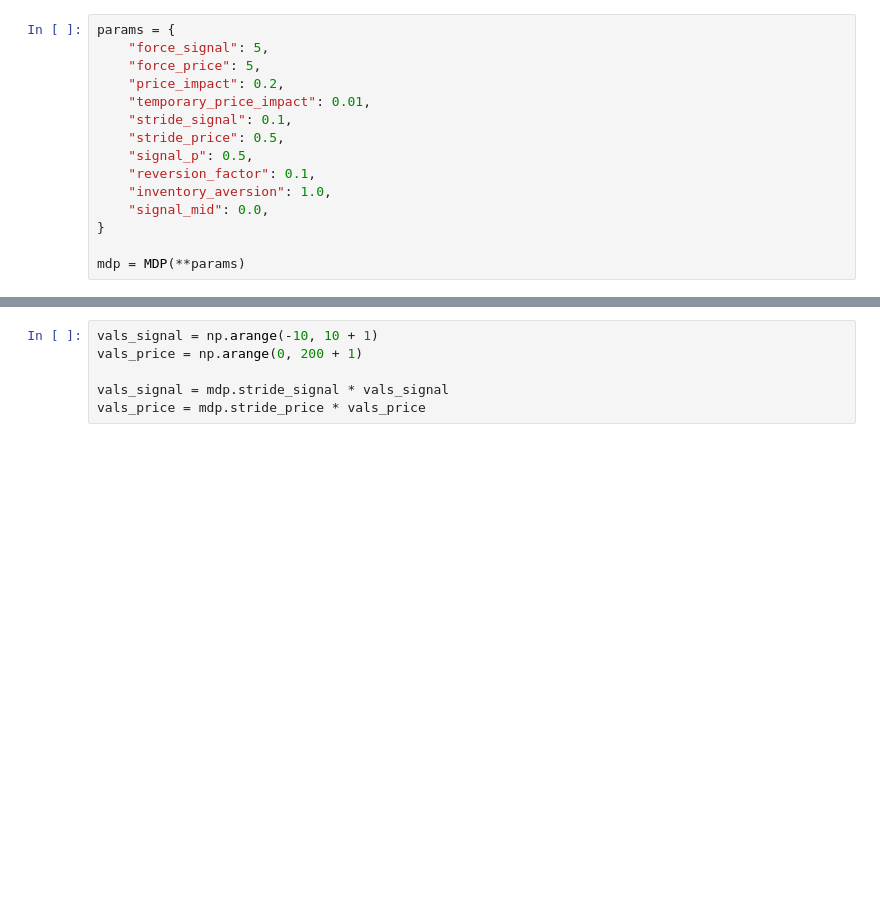
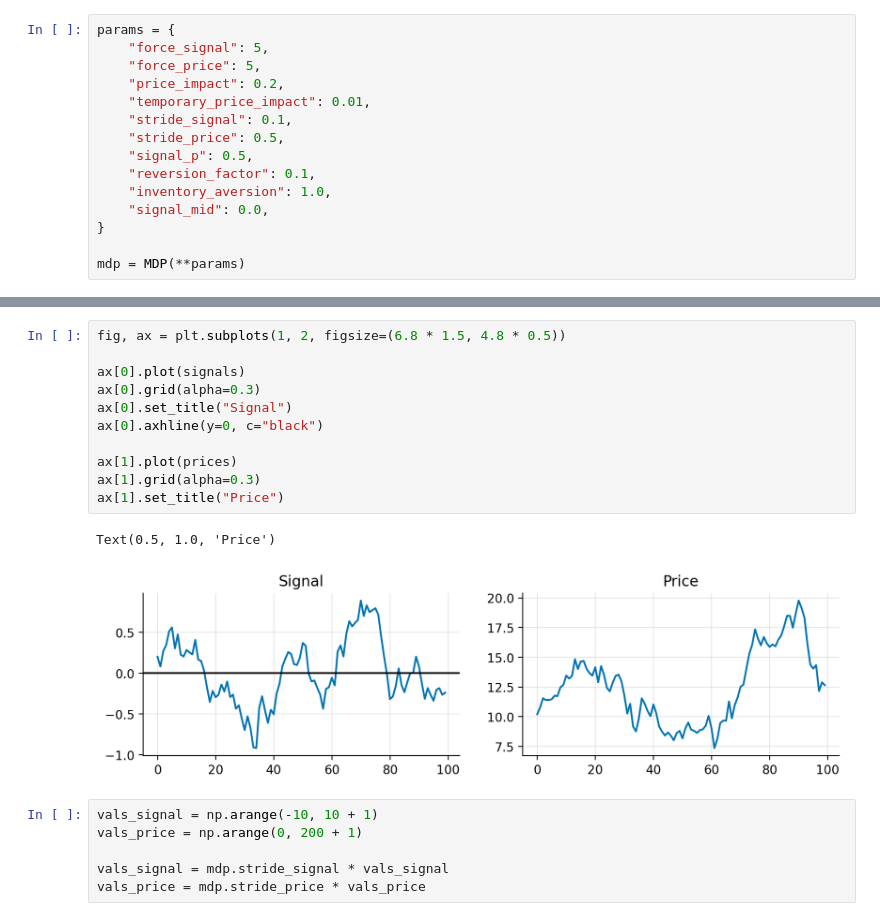
Before and after one commit to sapienzaio/online-ml-finance, a Jupyter notebook: 06-reinforcement-learning/price-impact-grid.ipynb, the cells around one changed output, grey strips where cells are left out. Saved outputs shown, nothing was run; the diff lists cells and outputs as text; blank space fills up the shorter version.

```diff
--- a/06-reinforcement-learning/price-impact-grid.ipynb
+++ b/06-reinforcement-learning/price-impact-grid.ipynb
@@ -384,3 +377,17 @@ plt.plot(prices)
+# %%
+fig, ax = plt.subplots(1, 2, figsize=(6.8 * 1.5, 4.8 * 0.5))
+
+ax[0].plot(signals)
+ax[0].grid(alpha=0.3)
+ax[0].set_title("Signal")
+ax[0].axhline(y=0, c="black")
+
+ax[1].plot(prices)
+ax[1].grid(alpha=0.3)
+ax[1].set_title("Price")
+# %% [output]
+Text(0.5, 1.0, 'Price')
+[figure, added]
 # %%
 vals_signal = np.arange(-10, 10 + 1)
 vals_price = np.arange(0, 200 + 1)
```
Also changed, not shown: parts of 3 cells of this notebook.
